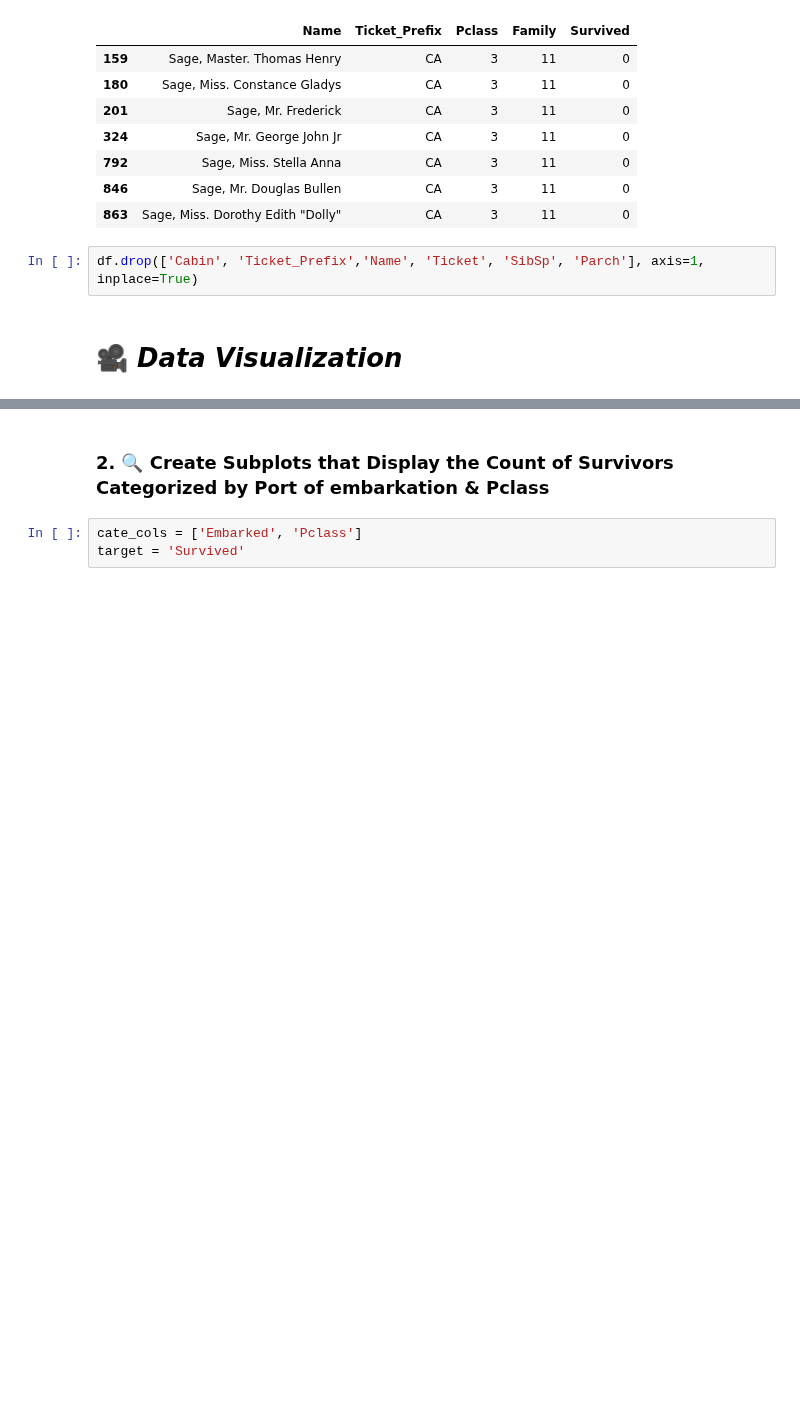
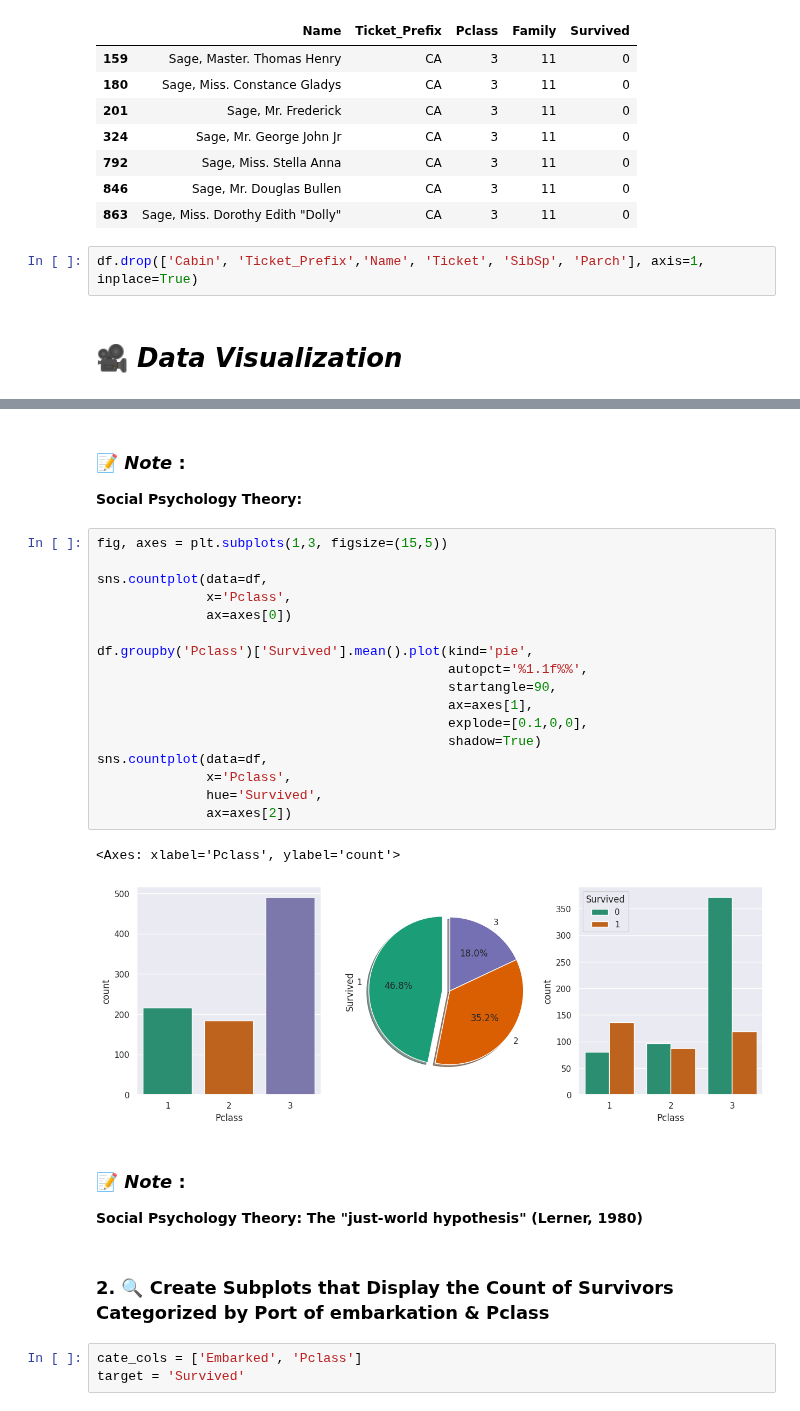
Before and after one commit to yigaai/StoryTelling_with_Data_myTelescope, a Jupyter notebook: titanic-survival-prediction.ipynb, the cells around one changed output, grey strips where cells are left out. Saved outputs shown, nothing was run; the diff lists cells and outputs as text; blank space fills up the shorter version.

```diff
--- a/titanic-survival-prediction.ipynb
+++ b/titanic-survival-prediction.ipynb
@@ -420,3 +488,31 @@ plt.show()
+# %% [markdown]
+### 📝 ***Note*** :
+
+**Social Psychology Theory:**
+# %%
+fig, axes = plt.subplots(1,3, figsize=(15,5))
+
+sns.countplot(data=df,
+              x='Pclass',
+              ax=axes[0])
+
+df.groupby('Pclass')['Survived'].mean().plot(kind='pie',
+                                             autopct='%1.1f%%',
+                                             startangle=90,
+                                             ax=axes[1],
+                                             explode=[0.1,0,0],
+                                             shadow=True)
+sns.countplot(data=df,
+              x='Pclass',
+              hue='Survived',
+              ax=axes[2])
+# %% [output]
+<Axes: xlabel='Pclass', ylabel='count'>
+[figure, added]
+# %% [markdown]
+### 📝 ***Note*** :
+
+**Social Psychology Theory: The "just-world hypothesis" (Lerner, 1980)**
 # %% [markdown]
 ### 2. 🔍 **Create Subplots that Display the Count of Survivors Categorized by Port of embarkation & Pclass**
 # %%
```
Also changed, not shown: parts of 17 cells of this notebook.
